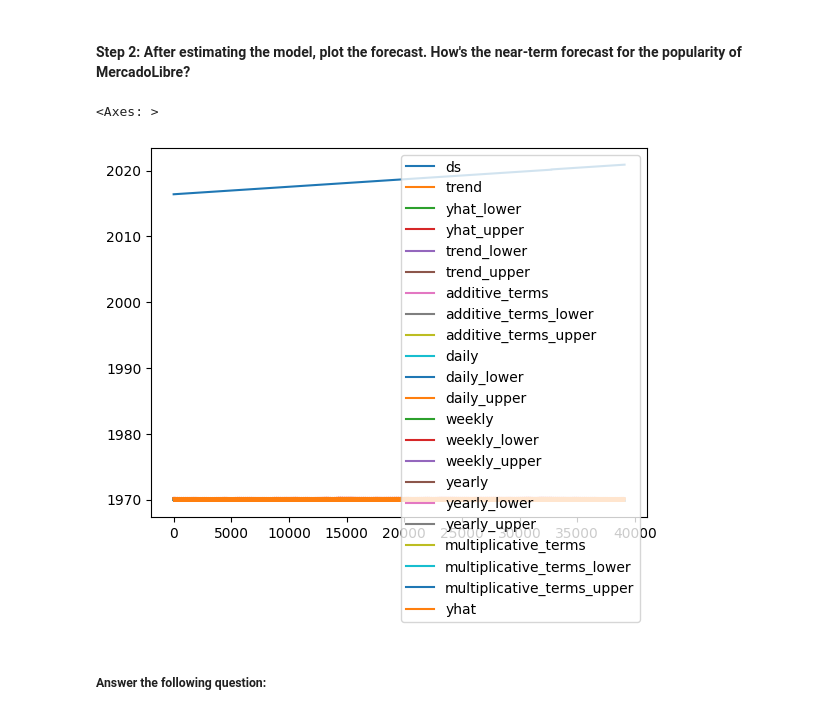
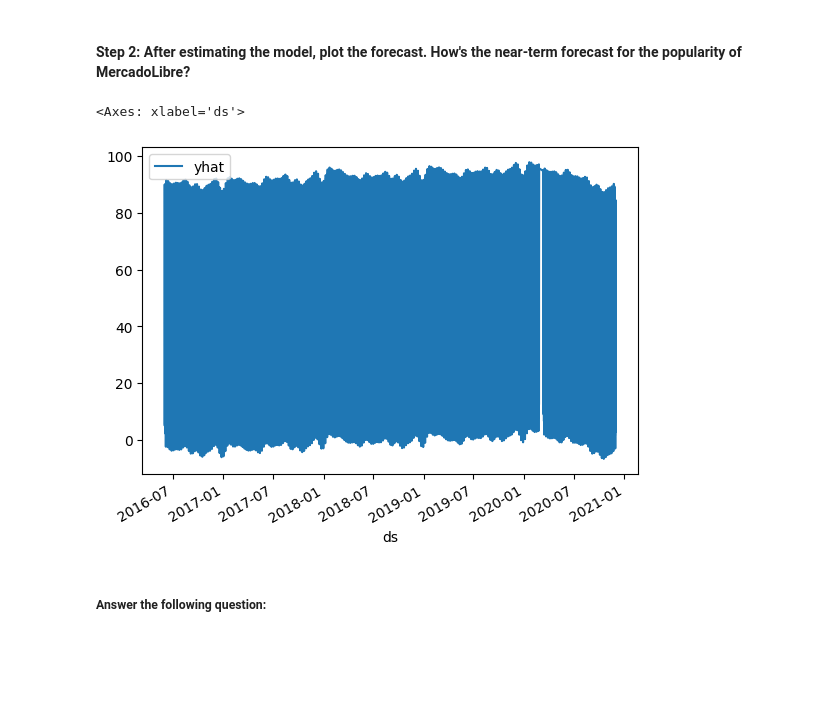
Before and after one commit to Sophak744/prophet-challenge, a Jupyter notebook: forecasting_net_prophet.ipynb, the cells around one changed output. Saved outputs shown, nothing was run; the diff lists cells and outputs as text; code cells hidden in the pictures; blank space fills up the shorter version.

```diff
--- a/forecasting_net_prophet.ipynb
+++ b/forecasting_net_prophet.ipynb
@@ -471,10 +471,10 @@ forecast_mercado_trends.head()
 #### Step 2: After estimating the model, plot the forecast. How's the near-term forecast for the popularity of MercadoLibre?
 # %%
 # Plot the Prophet predictions for the Mercado trends data
-forecast_mercado_trends.plot()
+forecast_mercado_trends.plot(x='ds', y='yhat')
 # %% [output]
-<Axes: >
+<Axes: xlabel='ds'>
-[figure, old version]
+[figure, new version]
 # %% [markdown]
 ##### Answer the following question:
 # %% [markdown]
```
Also changed, not shown: parts of 16 cells of this notebook.
